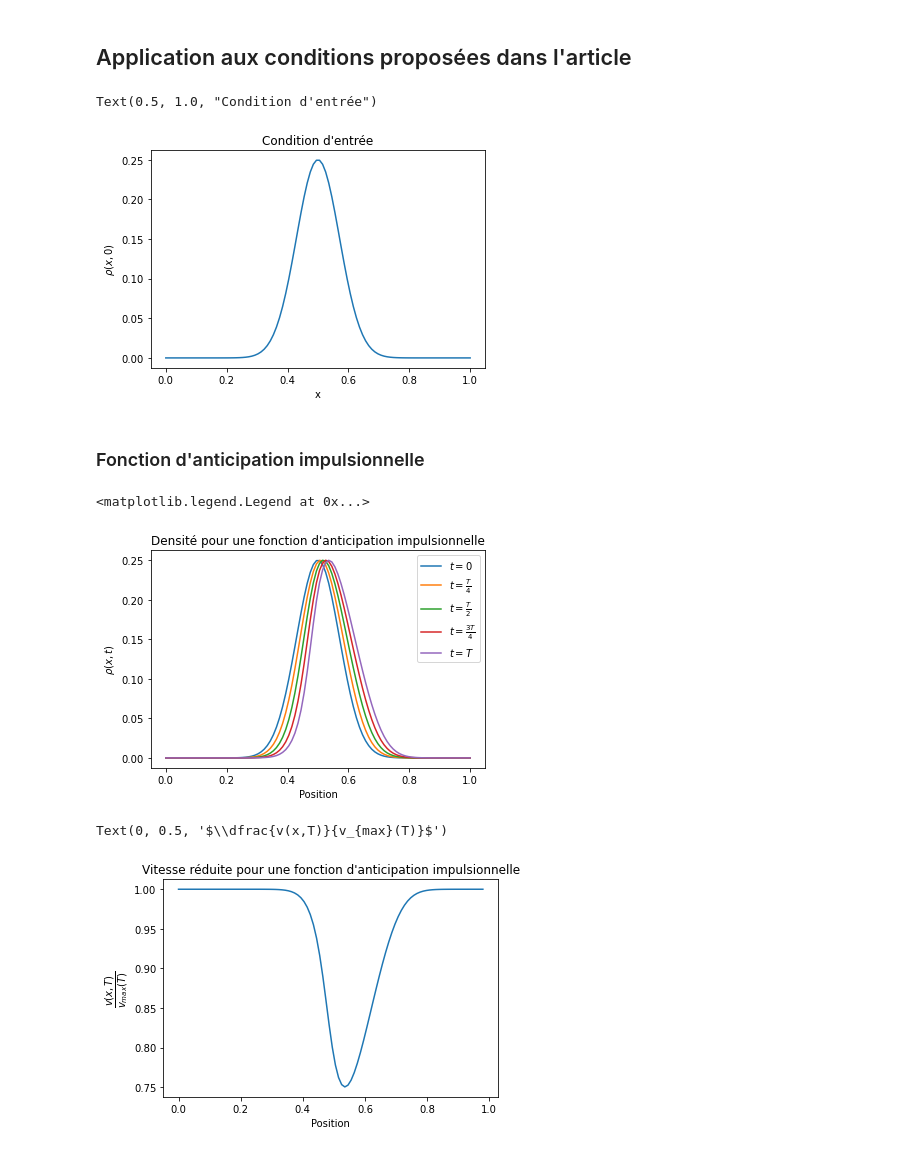
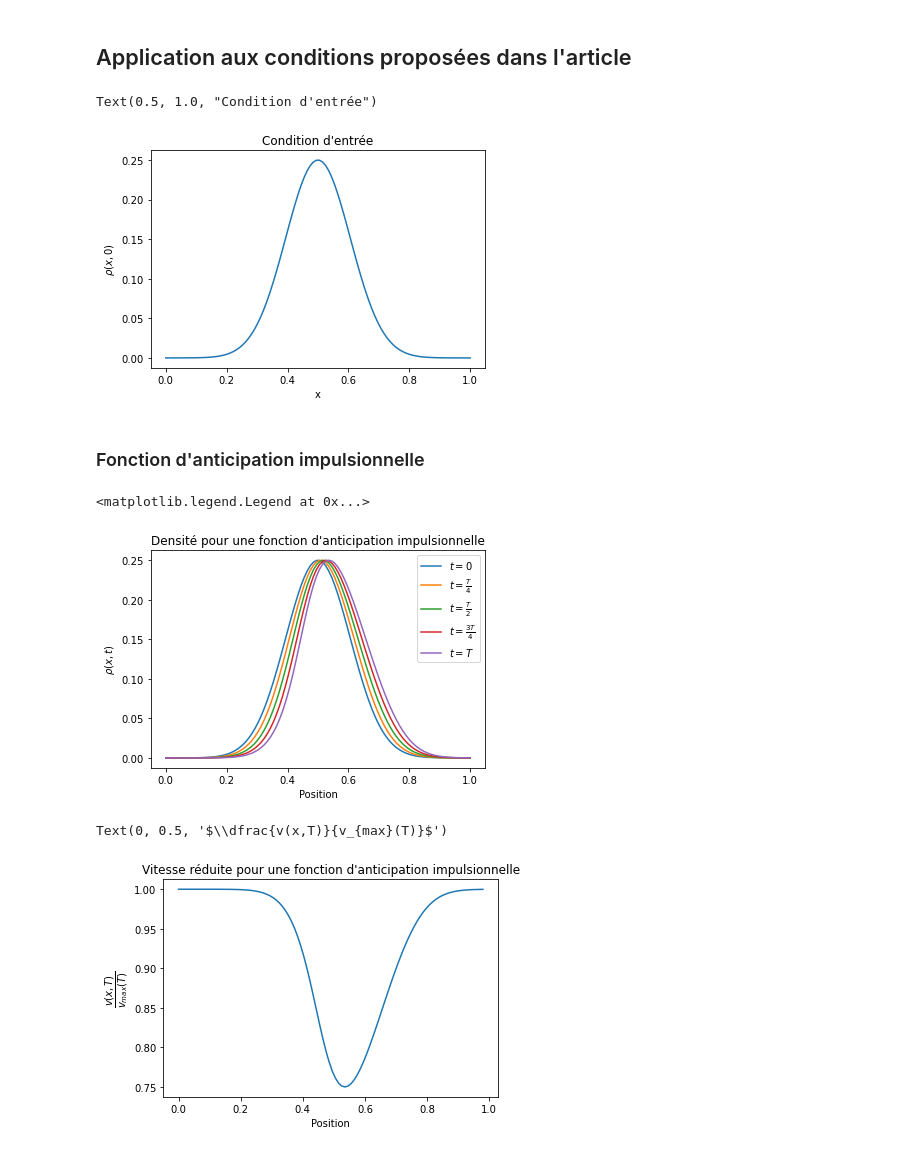
Before and after one commit to s-fl0res/PAr-168, a Jupyter notebook: calcul_mfg.ipynb, the cells around one changed output. Saved outputs shown, nothing was run; the diff lists cells and outputs as text; code cells hidden in the pictures.

```diff
--- a/calcul_mfg.ipynb
+++ b/calcul_mfg.ipynb
@@ -51,20 +51,20 @@ def discretisationLW(rho,v,dt,dx,n,m):
 # %%
 L = 1
 T = 1
 n = 100
 m = 100
 x  = np.linspace(0,L,m)
-rho_0 = 0.25*np.exp(-((x-0.5)/0.1)**2)
+rho_0 = 0.25*np.exp(-((x-0.5)/0.15)**2)
 alpha = 1/0.07
 
 plt.figure()
 plt.plot(x,rho_0)
 plt.xlabel('x')
 plt.ylabel(r'$\rho(x,0)$')
 plt.title("Condition d'entrée")
 # %% [output]
 Text(0.5, 1.0, "Condition d'entrée")
-[figure, old version]
+[figure, new version]
 # %% [markdown]
 ### Fonction d'anticipation impulsionnelle
 # %%
@@ -98,7 +101,7 @@ plt.ylabel(r"$\rho(x,t)$")
 plt.legend()
 # %% [output]
 <matplotlib.legend.Legend at 0x...>
-[figure, old version]
+[figure, new version]
 # %%
 plt.figure()
 plt.plot(x[:m-2],v[n-2][:m-2]/max(v[n-2][:m-2]))
@@ -107,4 +110,4 @@ plt.xlabel("Position")
 plt.ylabel(r"$\dfrac{v(x,T)}{v_{max}(T)}$")
 # %% [output]
 Text(0, 0.5, '$\\dfrac{v(x,T)}{v_{max}(T)}$')
-[figure, old version]
+[figure, new version]
```
Also changed, not shown: parts of 10 cells of this notebook.
